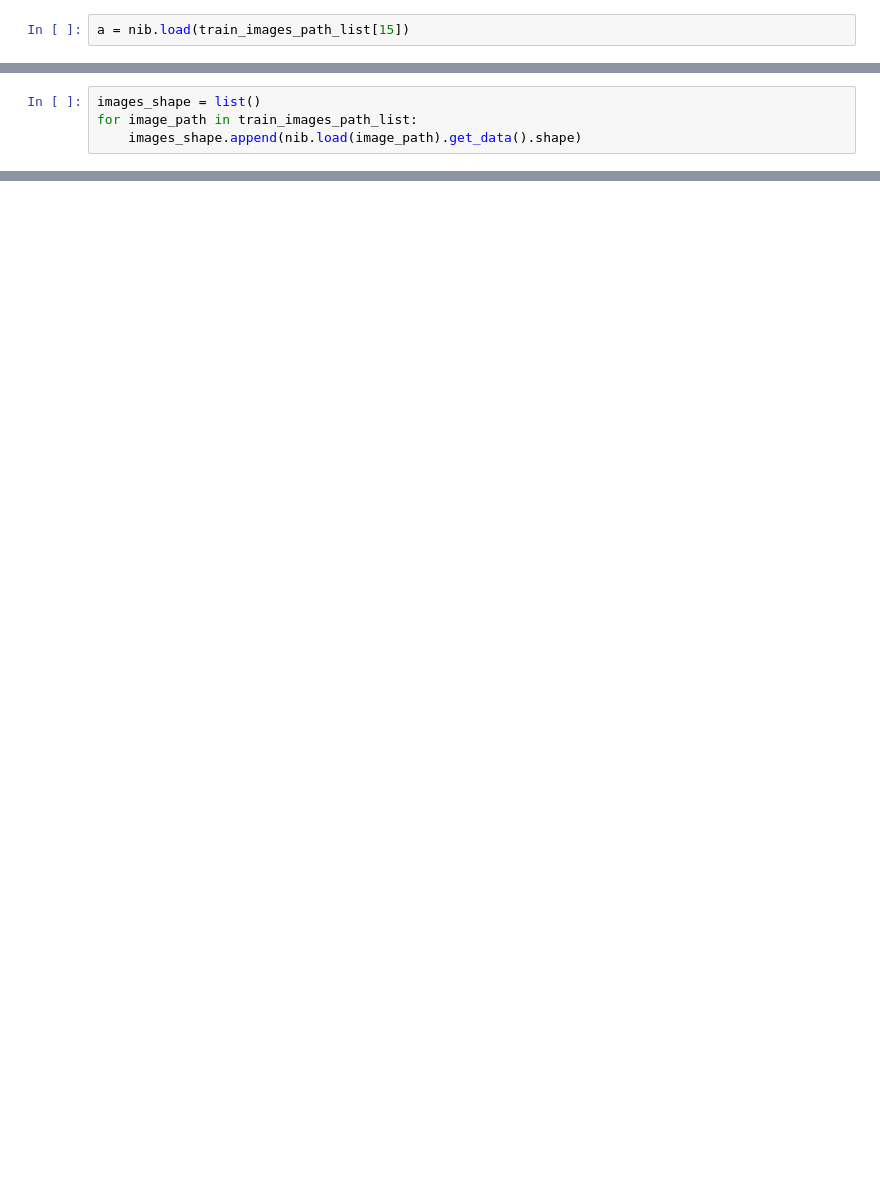
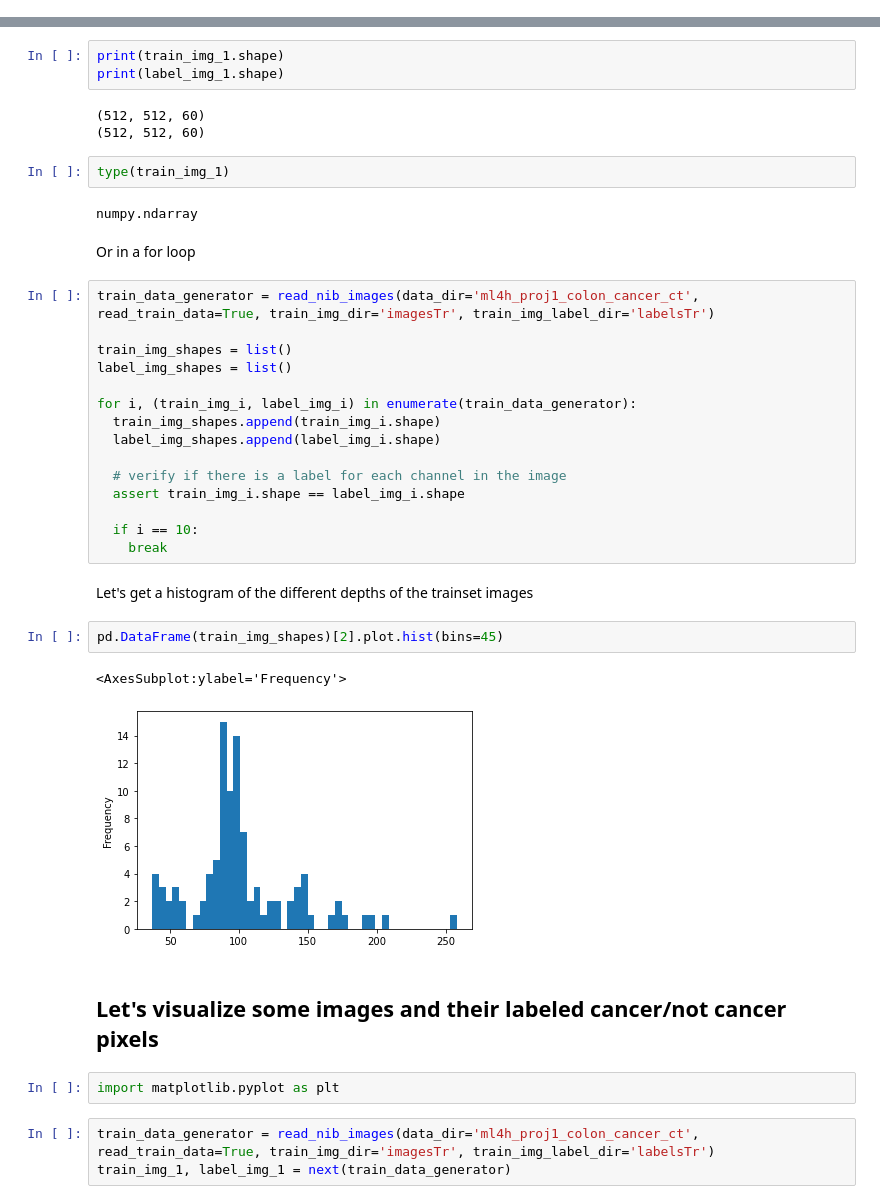
Before and after one commit to Jdbermeo/ML4HC_project_1, a Jupyter notebook: notebooks/EDA.ipynb, the cells around one changed output, grey strips where cells are left out. Saved outputs shown, nothing was run; the diff lists cells and outputs as text; blank space fills up the shorter version.

```diff
--- a/notebooks/EDA.ipynb
+++ b/notebooks/EDA.ipynb
@@ -45,2 +0,0 @@ train_images_path_list = [os.path.join(train_images_dir, filename) for filename
-# %%
-a = nib.load(train_images_path_list[15])
@@ -58,4 +0,0 @@ array((10,),
-# %%
-images_shape = list()
-for image_path in train_images_path_list:
-    images_shape.append(nib.load(image_path).get_data().shape)
@@ -66,0 +74,41 @@ pd.DataFrame(images_shape)[2].plot.hist()
+# %%
+print(train_img_1.shape)
+print(label_img_1.shape)
+# %% [output]
+(512, 512, 60)
+(512, 512, 60)
+# %%
+type(train_img_1)
+# %% [output]
+numpy.ndarray
+# %% [markdown]
+Or in a for loop
+# %%
+train_data_generator = read_nib_images(data_dir='ml4h_proj1_colon_cancer_ct', read_train_data=True, train_img_dir='imagesTr', train_img_label_dir='labelsTr')
+
+train_img_shapes = list()
+label_img_shapes = list()
+
+for i, (train_img_i, label_img_i) in enumerate(train_data_generator):
+  train_img_shapes.append(train_img_i.shape)
+  label_img_shapes.append(label_img_i.shape)
+
+  # verify if there is a label for each channel in the image
+  assert train_img_i.shape == label_img_i.shape
+
+  if i == 10:
+    break
+# %% [markdown]
+Let's get a histogram of the different depths of the trainset images
+# %%
+pd.DataFrame(train_img_shapes)[2].plot.hist(bins=45)
+# %% [output]
+<AxesSubplot:ylabel='Frequency'>
+[figure, added]
+# %% [markdown]
+## Let's visualize some images and their labeled cancer/not cancer pixels
+# %%
+import matplotlib.pyplot as plt
+# %%
+train_data_generator = read_nib_images(data_dir='ml4h_proj1_colon_cancer_ct', read_train_data=True, train_img_dir='imagesTr', train_img_label_dir='labelsTr')
+train_img_1, label_img_1 = next(train_data_generator)
```
Also changed, not shown: parts of 49 cells of this notebook, 19 other files.
